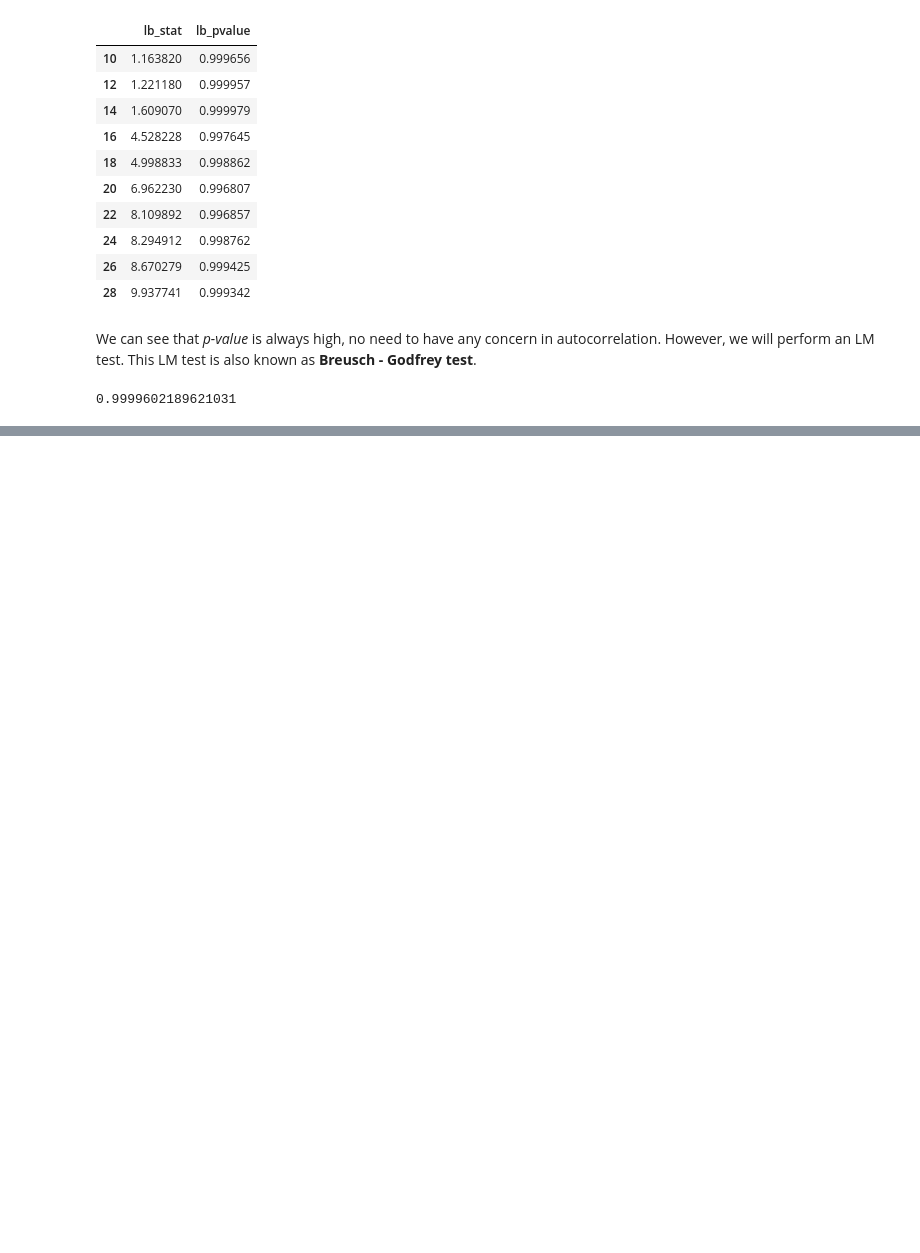
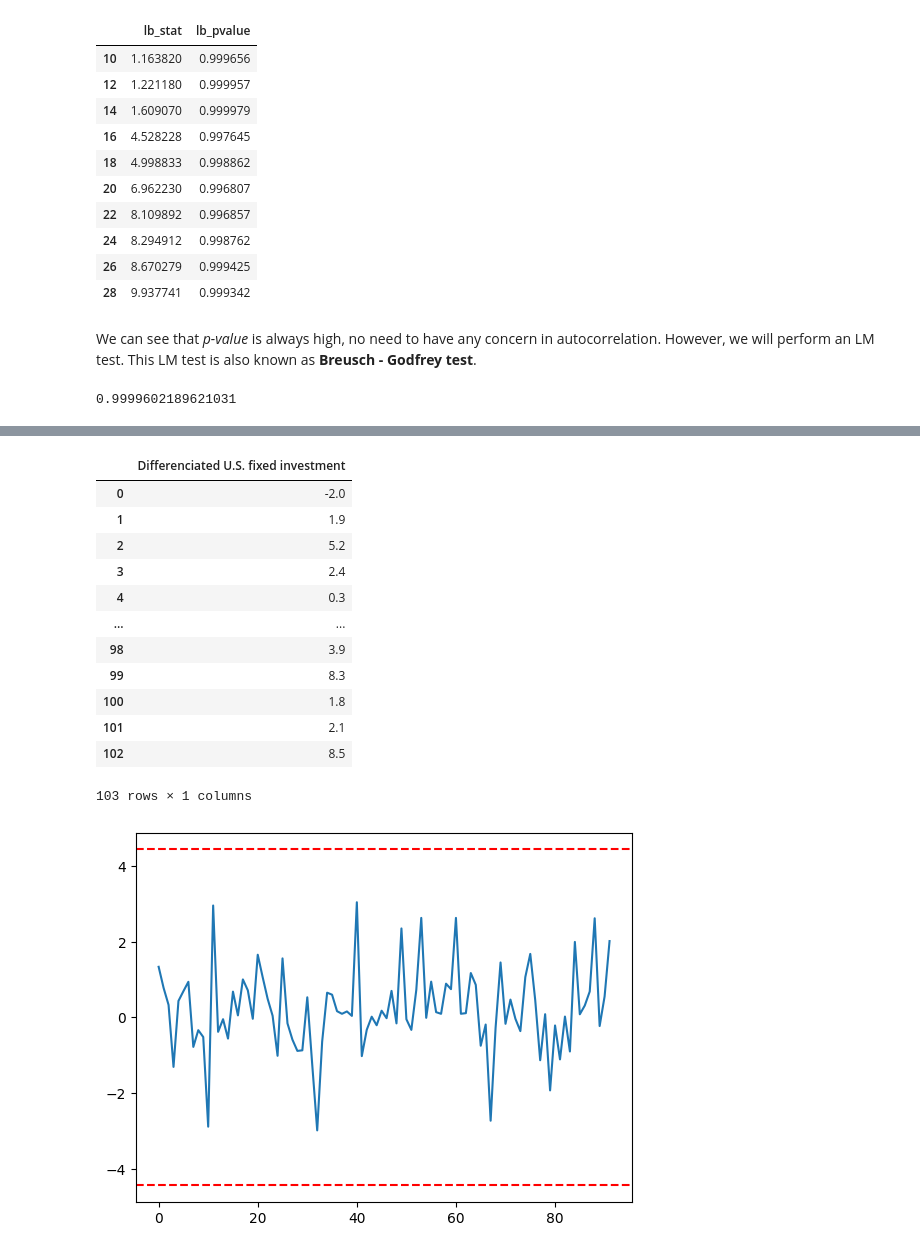
Before and after one commit to eduardo-contreras-dominguez/Time-Series-Analysis, a Jupyter notebook: Chapter 1.4 (Model Checking).ipynb, the cells around one changed output, grey strips where cells are left out. Cells and saved outputs as stored; diff of their text form; code cells hidden in the pictures; blank space fills up the shorter version.

Commit message:
Finished method to plot recursive residuals (model stability test)

```diff
--- a/Chapter 1.4 (Model Checking).ipynb
+++ b/Chapter 1.4 (Model Checking).ipynb
@@ -335,0 +313,49 @@ print(np.linalg.inv(sum())
+# %%
+def recursive_residuals(data, order_model = 4, minimum_observation = 11, plotting_mode = False):
+    res = AutoReg(data, recommended_order, old_names=False).fit()
+    v = res.sigma2
+    x_dot = np.zeros((order_model+1, order_model+1))
+    r_list = list()
+    #First of all we put in place the explanatory variables of the autoregressive models
+    for element in range(1, order_model + 1):
+        data[f"Shifted {element}"] = data.iloc[:, 0].shift(element)
+    for tao in range(minimum_observation, data.shape[0]):
+        if tao == minimum_observation:
+            for t in range(order_model, tao-1):
+                x_t = data.iloc[t, 1:].to_numpy()
+                x_t = np.insert(x_t, 0, 1).reshape(order_model+1, 1)
+                x_dot = x_dot + np.dot(x_t, x_t.T)
+        #To compute forecast errors we want parameters at tao - 1.
+        res = AutoReg(data.iloc[:tao - 1, 0], order_model, old_names=False).fit()
+        params  =res.params.to_numpy().reshape(order_model + 1, 1)
+        #res.summary()
+        x_tao = data.iloc[tao, 1:].to_numpy()
+        #We add the element associated with constant
+        x_tao = np.insert(x_tao, 0, 1).reshape(order_model+1, 1)
+        y_tao = data.iloc[tao, 0]
+        r = (y_tao - np.dot(x_tao.T , params))/(1 + np.dot(np.dot(x_tao.T,(np.linalg.inv(x_dot))), x_tao))
+        r_list.append(float(r))
+    if plotting_mode:
+        plt.plot(r_list)
+        plt.axhline(2*math.sqrt(v),color='r', ls = "--" )
+        plt.axhline(-2*math.sqrt(v),color='r', ls = "--" )
+    return r_list
+# %%
+d = df_inv.copy()
+recursive_residuals = recursive_residuals(d, order_model = 4, minimum_observation = 11, plotting_mode = True)
+df_inv
+# %% [output]
+|  | Differenciated U.S. fixed investment |
+| 0 | -2.0 |
+| 1 | 1.9 |
+| 2 | 5.2 |
+| 3 | 2.4 |
+| 4 | 0.3 |
+| ... | ... |
+| 98 | 3.9 |
+| 99 | 8.3 |
+| 100 | 1.8 |
+| 101 | 2.1 |
+| 102 | 8.5 |
+103 rows × 1 columns
+[figure, added]
```
Also changed, not shown: parts of 7 cells of this notebook.
